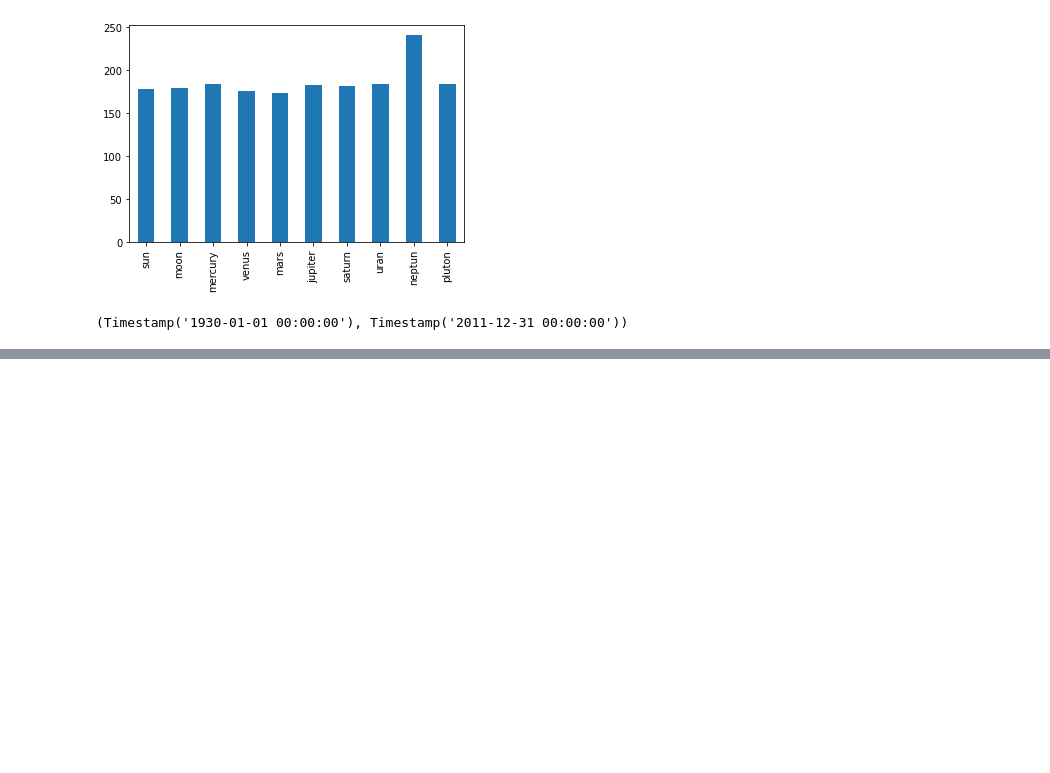
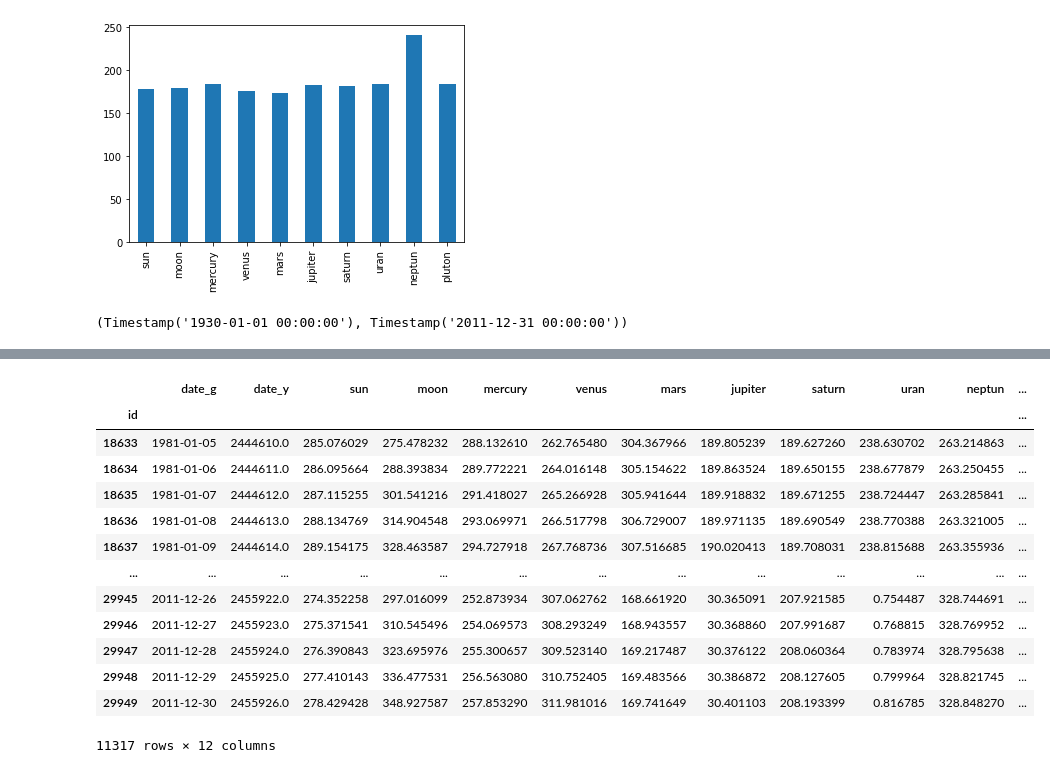
Before and after one commit to makarbaderko/stock_pred_ephemeris_project, a Jupyter notebook: astro_eda.ipynb, the cells around one changed output, grey strips where cells are left out. Drawn from its saved outputs; the diff is of its cells as text; code cells hidden in the pictures; blank space fills up the shorter version.

```diff
--- a/astro_eda.ipynb
+++ b/astro_eda.ipynb
@@ -261,0 +347,2 @@ planets['date_g'].min(), planets['date_g'].max()
+# %%
+dated_planets = dated_planets[dated_planets['date_g'] > apple.Date.min()].sort_values(by='date_g')
@@ -261,0 +376,6 @@ planets['date_g'].min(), planets['date_g'].max()
+# %%
+apple = apple.tail(-1)
+dated_planets = dated_planets.tail(-2)
+# %%
+apple = apple.sort_index()
+dated_planets = dated_planets.sort_index()
@@ -261,0 +440,19 @@ planets['date_g'].min(), planets['date_g'].max()
+# %%
+dated_planets.date_g = dated_planets.date_g.astype(str)
+# %%
+dated_planets
+# %% [output]
+|  | date_g | date_y | sun | moon | mercury | venus | mars | jupiter | saturn | uran | neptun | ... |
+| id |  |  |  |  |  |  |  |  |  |  |  | ... |
+| 18633 | 1981-01-05 | 2444610.0 | 285.076029 | 275.478232 | 288.132610 | 262.765480 | 304.367966 | 189.805239 | 189.627260 | 238.630702 | 263.214863 | ... |
+| 18634 | 1981-01-06 | 2444611.0 | 286.095664 | 288.393834 | 289.772221 | 264.016148 | 305.154622 | 189.863524 | 189.650155 | 238.677879 | 263.250455 | ... |
+| 18635 | 1981-01-07 | 2444612.0 | 287.115255 | 301.541216 | 291.418027 | 265.266928 | 305.941644 | 189.918832 | 189.671255 | 238.724447 | 263.285841 | ... |
+| 18636 | 1981-01-08 | 2444613.0 | 288.134769 | 314.904548 | 293.069971 | 266.517798 | 306.729007 | 189.971135 | 189.690549 | 238.770388 | 263.321005 | ... |
+| 18637 | 1981-01-09 | 2444614.0 | 289.154175 | 328.463587 | 294.727918 | 267.768736 | 307.516685 | 190.020413 | 189.708031 | 238.815688 | 263.355936 | ... |
+| ... | ... | ... | ... | ... | ... | ... | ... | ... | ... | ... | ... | ... |
+| 29945 | 2011-12-26 | 2455922.0 | 274.352258 | 297.016099 | 252.873934 | 307.062762 | 168.661920 | 30.365091 | 207.921585 | 0.754487 | 328.744691 | ... |
+| 29946 | 2011-12-27 | 2455923.0 | 275.371541 | 310.545496 | 254.069573 | 308.293249 | 168.943557 | 30.368860 | 207.991687 | 0.768815 | 328.769952 | ... |
+| 29947 | 2011-12-28 | 2455924.0 | 276.390843 | 323.695976 | 255.300657 | 309.523140 | 169.217487 | 30.376122 | 208.060364 | 0.783974 | 328.795638 | ... |
+| 29948 | 2011-12-29 | 2455925.0 | 277.410143 | 336.477531 | 256.563080 | 310.752405 | 169.483566 | 30.386872 | 208.127605 | 0.799964 | 328.821745 | ... |
+| 29949 | 2011-12-30 | 2455926.0 | 278.429428 | 348.927587 | 257.853290 | 311.981016 | 169.741649 | 30.401103 | 208.193399 | 0.816785 | 328.848270 | ... |
+11317 rows × 12 columns
```
Also changed, not shown: parts of 57 cells of this notebook, 2 other files.
